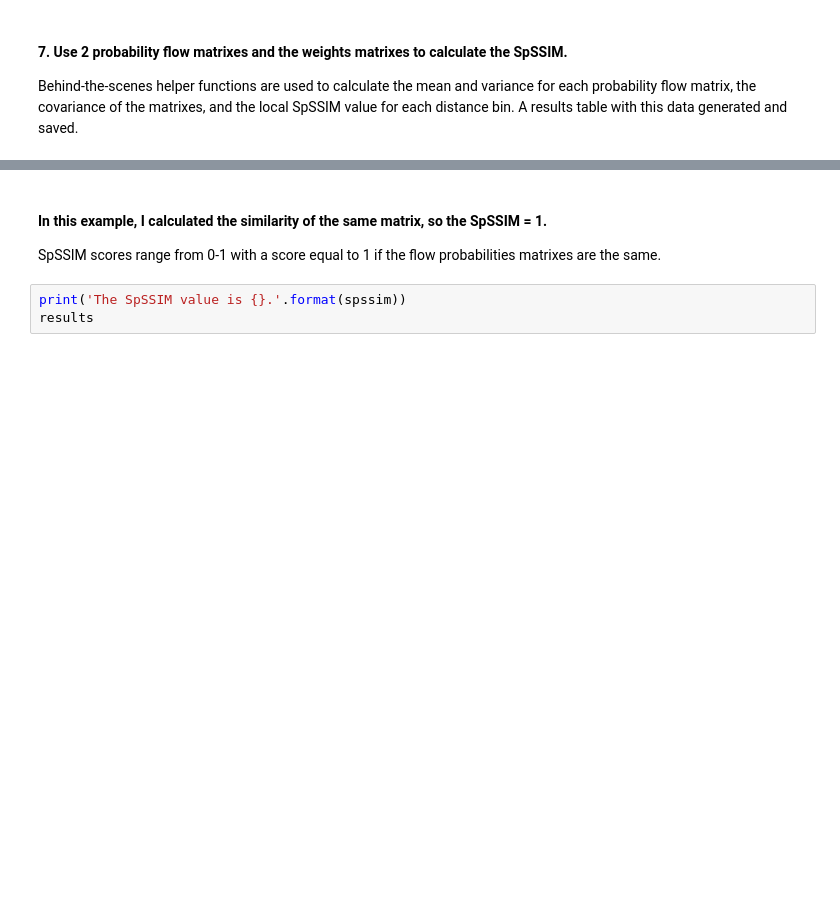
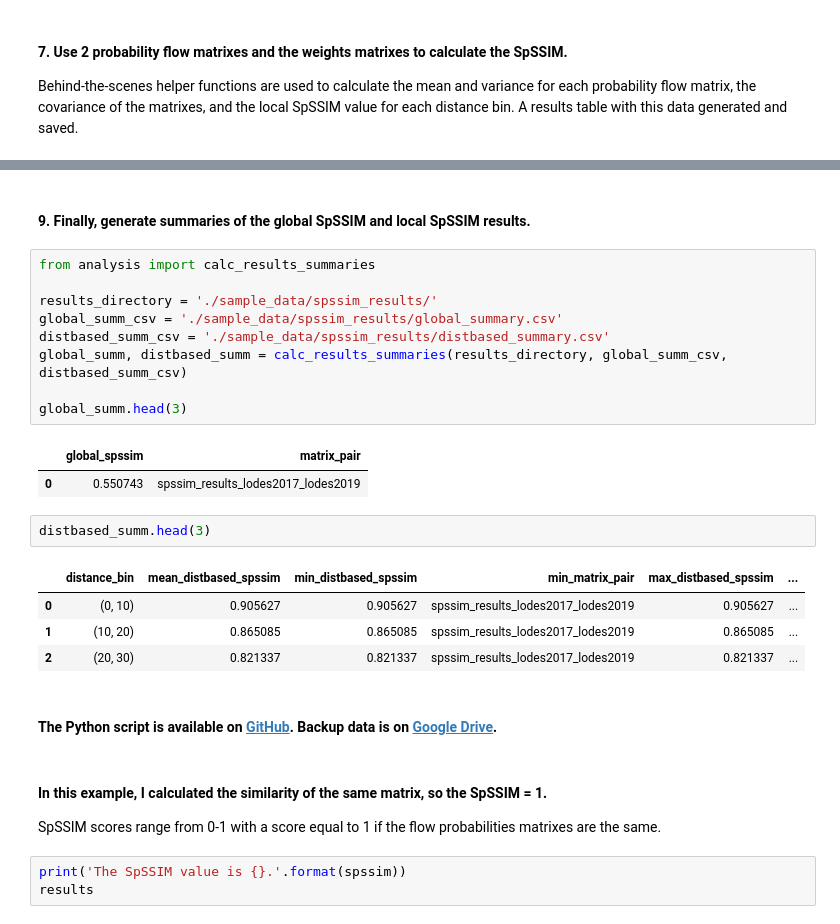
Before and after one commit to jlembury/spssim_analysis, a Jupyter notebook: spssim_analysis_walkthrough.ipynb, the cells around one changed output, grey strips where cells are left out. Drawn from its saved outputs; the diff is of its cells as text; blank space fills up the shorter version.

```diff
--- a/spssim_analysis_walkthrough.ipynb
+++ b/spssim_analysis_walkthrough.ipynb
@@ -118,3 +189,26 @@ spssim, results = calc_global_spssim(flow_probs_matrix_csv, flow_probs_matrix_cs
+# %% [markdown]
+#### 9. Finally, generate summaries of the global SpSSIM and local SpSSIM results.
+# %%
+from analysis import calc_results_summaries
+
+results_directory = './sample_data/spssim_results/'
+global_summ_csv = './sample_data/spssim_results/global_summary.csv'
+distbased_summ_csv = './sample_data/spssim_results/distbased_summary.csv'
+global_summ, distbased_summ = calc_results_summaries(results_directory, global_summ_csv, distbased_summ_csv)
+
+global_summ.head(3)
+# %% [output]
+|  | global_spssim | matrix_pair |
+| 0 | 0.550743 | spssim_results_lodes2017_lodes2019 |
+# %%
+distbased_summ.head(3)
+# %% [output]
+|  | distance_bin | mean_distbased_spssim | min_distbased_spssim | min_matrix_pair | max_distbased_spssim | ... |
+| 0 | (0, 10) | 0.905627 | 0.905627 | spssim_results_lodes2017_lodes2019 | 0.905627 | ... |
+| 1 | (10, 20) | 0.865085 | 0.865085 | spssim_results_lodes2017_lodes2019 | 0.865085 | ... |
+| 2 | (20, 30) | 0.821337 | 0.821337 | spssim_results_lodes2017_lodes2019 | 0.821337 | ... |
+# %% [markdown]
+#### The Python script is available on [GitHub](https://github.com/jlembury/spssim_analysis). Backup data is on [Google Drive](https://drive.google.com/drive/folders/12WrJ_iIWFP6eIQUoisutON2G8xudTM-D?usp=sharing).
 # %% [markdown]
 #### In this example, I calculated the similarity of the same matrix, so the SpSSIM = 1.
 SpSSIM scores range from 0-1 with a score equal to 1 if the flow probabilities matrixes are the same.
```
Also changed, not shown: parts of 15 cells of this notebook, 30 other files.
